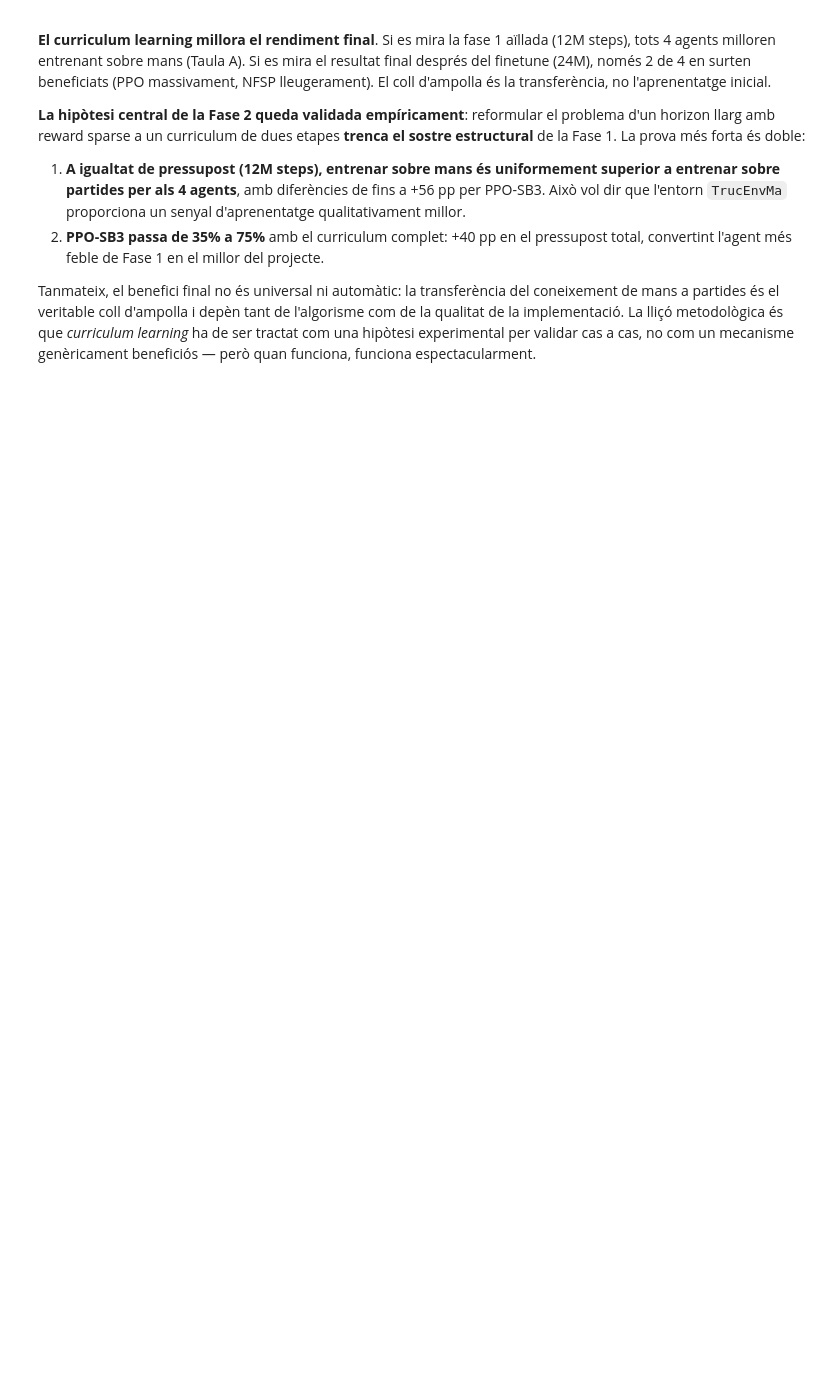
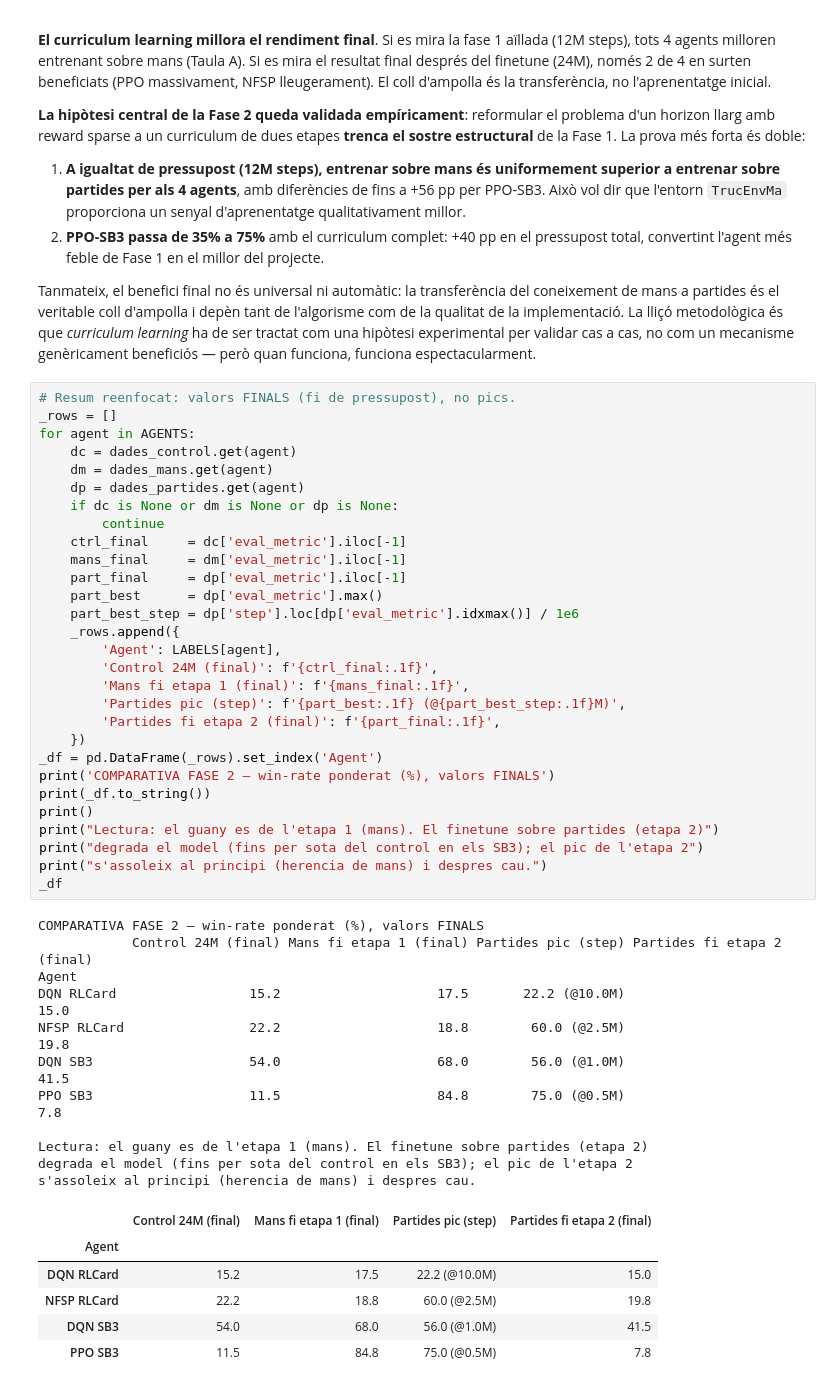
Before and after one commit to JoFeF08/TFG_Doc, a Jupyter notebook: notebooks/2_curriculum_learning/comparacio_fase2.ipynb, the cells around one changed output. Saved outputs shown, nothing was run; the diff lists cells and outputs as text; blank space fills up the shorter version.

```diff
--- a/notebooks/2_curriculum_learning/comparacio_fase2.ipynb
+++ b/notebooks/2_curriculum_learning/comparacio_fase2.ipynb
@@ -468,3 +468,50 @@ L'única configuració on el curriculum **empitjora clarament** el resultat fina
 2. **PPO-SB3 passa de 35% a 75%** amb el curriculum complet: +40 pp en el pressupost total, convertint l'agent més feble de Fase 1 en el millor del projecte.
 
 Tanmateix, el benefici final no és universal ni automàtic: la transferència del coneixement de mans a partides és el veritable coll d'ampolla i depèn tant de l'algorisme com de la qualitat de la implementació. La lliçó metodològica és que *curriculum learning* ha de ser tractat com una hipòtesi experimental per validar cas a cas, no com un mecanisme genèricament beneficiós — però quan funciona, funciona espectacularment.
+# %%
+# Resum reenfocat: valors FINALS (fi de pressupost), no pics.
+_rows = []
+for agent in AGENTS:
+    dc = dades_control.get(agent)
+    dm = dades_mans.get(agent)
+    dp = dades_partides.get(agent)
+    if dc is None or dm is None or dp is None:
+        continue
+    ctrl_final     = dc['eval_metric'].iloc[-1]
+    mans_final     = dm['eval_metric'].iloc[-1]
+    part_final     = dp['eval_metric'].iloc[-1]
+    part_best      = dp['eval_metric'].max()
+    part_best_step = dp['step'].loc[dp['eval_metric'].idxmax()] / 1e6
+    _rows.append({
+        'Agent': LABELS[agent],
+        'Control 24M (final)': f'{ctrl_final:.1f}',
+        'Mans fi etapa 1 (final)': f'{mans_final:.1f}',
+        'Partides pic (step)': f'{part_best:.1f} (@{part_best_step:.1f}M)',
+        'Partides fi etapa 2 (final)': f'{part_final:.1f}',
+    })
+_df = pd.DataFrame(_rows).set_index('Agent')
+print('COMPARATIVA FASE 2 — win-rate ponderat (%), valors FINALS')
+print(_df.to_string())
+print()
+print("Lectura: el guany es de l'etapa 1 (mans). El finetune sobre partides (etapa 2)")
+print("degrada el model (fins per sota del control en els SB3); el pic de l'etapa 2")
+print("s'assoleix al principi (herencia de mans) i despres cau.")
+_df
+# %% [output]
+COMPARATIVA FASE 2 — win-rate ponderat (%), valors FINALS
+            Control 24M (final) Mans fi etapa 1 (final) Partides pic (step) Partides fi etapa 2 (final)
+Agent
+DQN RLCard                 15.2                    17.5       22.2 (@10.0M)                        15.0
+NFSP RLCard                22.2                    18.8        60.0 (@2.5M)                        19.8
+DQN SB3                    54.0                    68.0        56.0 (@1.0M)                        41.5
+PPO SB3                    11.5                    84.8        75.0 (@0.5M)                         7.8
+
+Lectura: el guany es de l'etapa 1 (mans). El finetune sobre partides (etapa 2)
+degrada el model (fins per sota del control en els SB3); el pic de l'etapa 2
+s'assoleix al principi (herencia de mans) i despres cau.
+|  | Control 24M (final) | Mans fi etapa 1 (final) | Partides pic (step) | Partides fi etapa 2 (final) |
+| Agent |  |  |  |  |
+| DQN RLCard | 15.2 | 17.5 | 22.2 (@10.0M) | 15.0 |
+| NFSP RLCard | 22.2 | 18.8 | 60.0 (@2.5M) | 19.8 |
+| DQN SB3 | 54.0 | 68.0 | 56.0 (@1.0M) | 41.5 |
+| PPO SB3 | 11.5 | 84.8 | 75.0 (@0.5M) | 7.8 |
```
Also changed, not shown: parts of 5 cells of this notebook, 5 other files.
